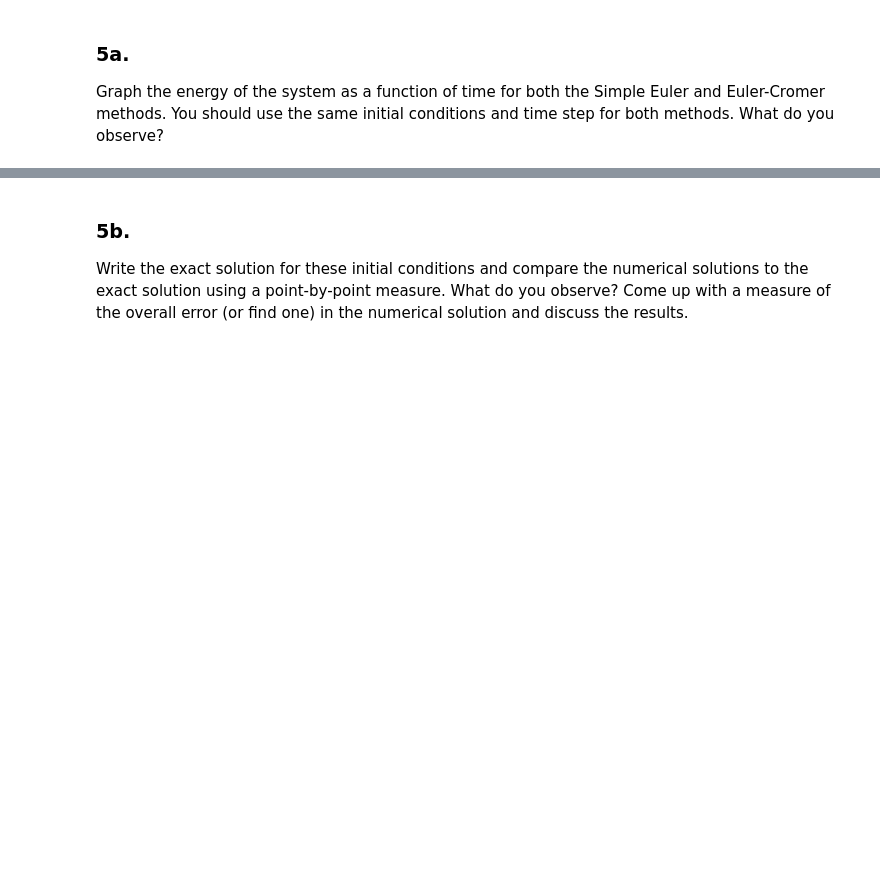
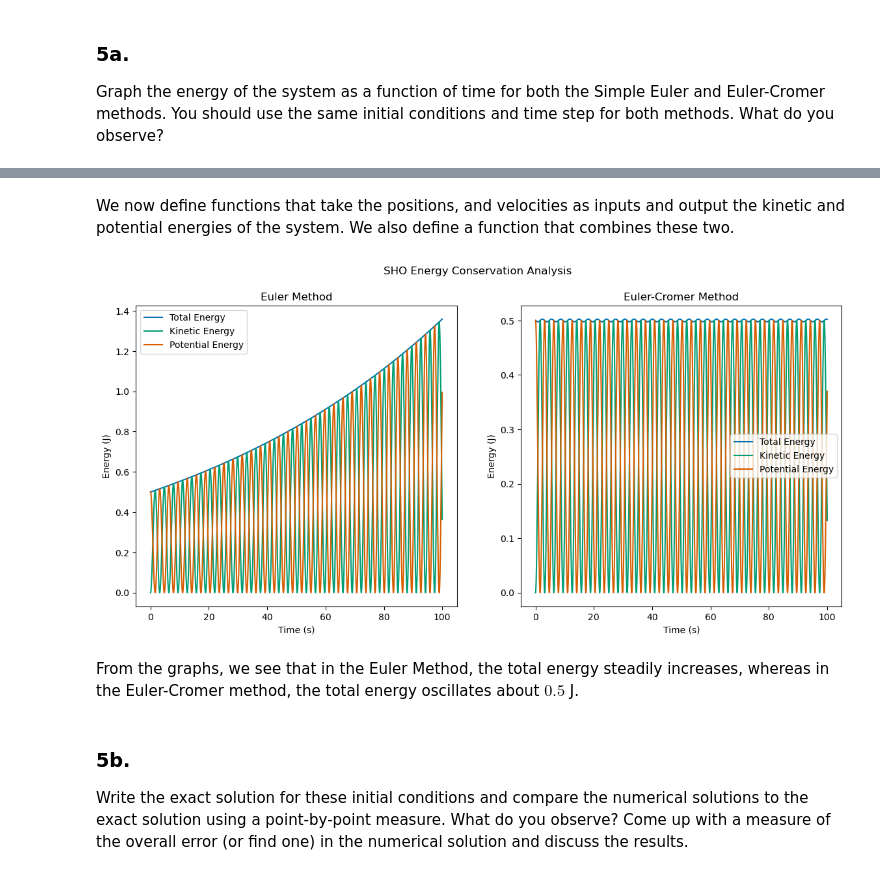
Before and after one commit to BruhddyTheThird/ProfCPisGoatedLib, a Jupyter notebook: HW V.ipynb, the cells around one changed output, grey strips where cells are left out. Cells and saved outputs as stored; diff of their text form; code cells hidden in the pictures; blank space fills up the shorter version.

```diff
--- a/HW V.ipynb
+++ b/HW V.ipynb
@@ -328,3 +337,54 @@ Graph the energy of the system as a function of time for both the Simple Euler a
+# %% [markdown]
+We now define functions that take the positions, and velocities as inputs and output the kinetic and potential energies of the system. We also define a function that combines these two.
+# %%
+def KineticEnergy(vel_aray,m=1):
+    K=np.zeros(vel_aray.shape)
+    for i,j in enumerate(vel_aray):
+        K[i] = (1/2) * m * j**2
+    return K
+def PotentialEnergy(pos_aray,m=1,omega=1):
+    U = np.zeros(pos_aray.shape)
+    for i,j in enumerate(pos_aray):
+        U[i] = (1/2) * m * omega**2 * j**2
+    return U
+def TotEnergy(k_aray,u_aray):
+    try:
+        E = np.zeros(k_aray.shape)
+        for i in range(len(k_aray)):
+            E[i] = k_aray[i] + u_aray[i]
+        return E
+    except:
+        print("An error has occurred! The potential and kinetic energy arrays do not have the same length!")
+euler_k = KineticEnergy(eulerdf['v'])
+euler_u = PotentialEnergy(eulerdf['x'],omega)
+euler_e = TotEnergy(euler_k,euler_u)
+e_cromer_k = KineticEnergy(euler_cromerdf['v'])
+e_cromer_u = PotentialEnergy(euler_cromerdf['x'],omega)
+e_cromer_e = TotEnergy(e_cromer_k,e_cromer_u)
+# %%
+fig, ax = plt.subplots(1,2,figsize=(14,6))
+plt.suptitle("SHO Energy Conservation Analysis")
+ax[0].set_title("Euler Method")
+ax[0].plot(eulerdf['t'],euler_e,label="Total Energy")
+ax[0].plot(eulerdf['t'],euler_k, label="Kinetic Energy")
+ax[0].plot(eulerdf['t'],euler_u, label ="Potential Energy")
+ax[0].set_xlabel('Time (s)')
+ax[0].set_ylabel('Energy (J)')
+ax[0].legend()
+
+ax[1].set_title("Euler-Cromer Method")
+ax[1].plot(euler_cromerdf['t'],e_cromer_e,label="Total Energy")
+ax[1].plot(euler_cromerdf['t'],e_cromer_k, label="Kinetic Energy")
+ax[1].plot(euler_cromerdf['t'],e_cromer_u, label ="Potential Energy")
+ax[1].set_xlabel('Time (s)')
+ax[1].set_ylabel('Energy (J)')
+ax[1].legend()
+
+plt.show()
+# %% [output]
+[figure, added]
+# %% [markdown]
+From the graphs, we see that in the Euler Method, the total energy steadily increases, whereas in the Euler-Cromer method, the total energy oscillates about $0.5$ J.
 # %% [markdown]
 ### 5b.
 Write the exact solution for these initial conditions and compare the numerical solutions to the exact solution using a point-by-point measure. What do you observe? Come up with a measure of the overall error (or find one) in the numerical solution and discuss the results.
```
Also changed, not shown: parts of 1 cell of this notebook.
